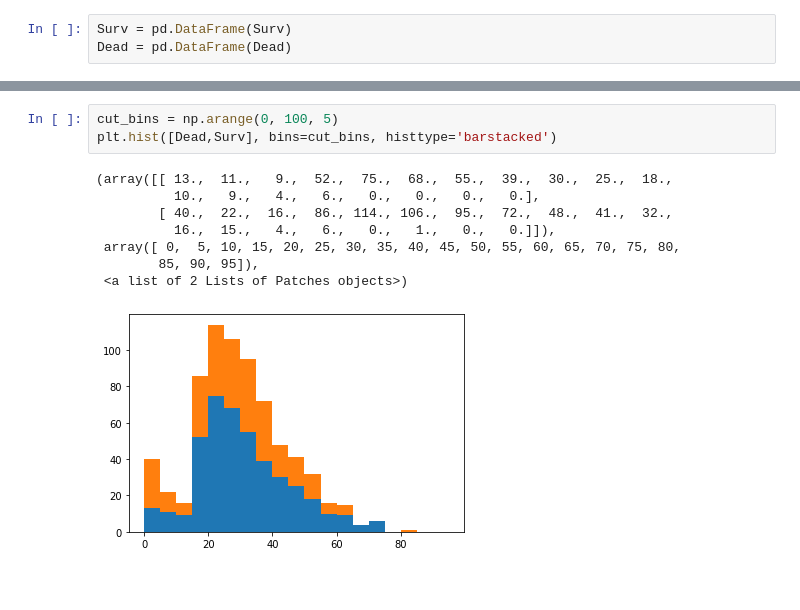
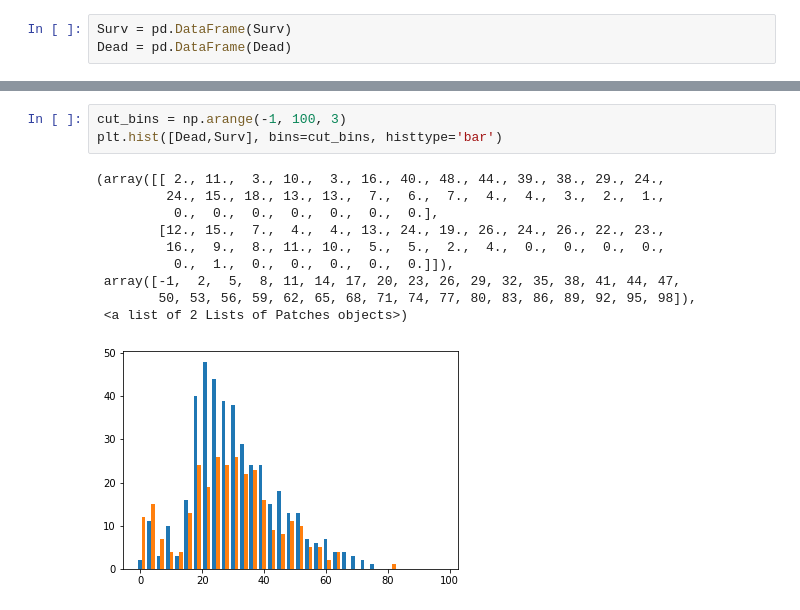
Before and after one commit to BeushevArtem/project, a Jupyter notebook: April25.ipynb, the cells around one changed output, grey strips where cells are left out. Cells and saved outputs as stored; diff of their text form; blank space fills up the shorter version.

```diff
--- a/April25.ipynb
+++ b/April25.ipynb
@@ -54,12 +58,14 @@ Dead = pd.DataFrame(Dead)
 # %%
-cut_bins = np.arange(0, 100, 5)
-plt.hist([Dead,Surv], bins=cut_bins, histtype='barstacked')
+cut_bins = np.arange(-1, 100, 3)
+plt.hist([Dead,Surv], bins=cut_bins, histtype='bar')
 # %% [output]
-(array([[ 13.,  11.,   9.,  52.,  75.,  68.,  55.,  39.,  30.,  25.,  18.,
-          10.,   9.,   4.,   6.,   0.,   0.,   0.,   0.],
-        [ 40.,  22.,  16.,  86., 114., 106.,  95.,  72.,  48.,  41.,  32.,
-          16.,  15.,   4.,   6.,   0.,   1.,   0.,   0.]]),
- array([ 0,  5, 10, 15, 20, 25, 30, 35, 40, 45, 50, 55, 60, 65, 70, 75, 80,
-        85, 90, 95]),
+(array([[ 2., 11.,  3., 10.,  3., 16., 40., 48., 44., 39., 38., 29., 24.,
+         24., 15., 18., 13., 13.,  7.,  6.,  7.,  4.,  4.,  3.,  2.,  1.,
+          0.,  0.,  0.,  0.,  0.,  0.,  0.],
+        [12., 15.,  7.,  4.,  4., 13., 24., 19., 26., 24., 26., 22., 23.,
+         16.,  9.,  8., 11., 10.,  5.,  5.,  2.,  4.,  0.,  0.,  0.,  0.,
+          0.,  1.,  0.,  0.,  0.,  0.,  0.]]),
+ array([-1,  2,  5,  8, 11, 14, 17, 20, 23, 26, 29, 32, 35, 38, 41, 44, 47,
+        50, 53, 56, 59, 62, 65, 68, 71, 74, 77, 80, 83, 86, 89, 92, 95, 98]),
  <a list of 2 Lists of Patches objects>)
-[figure, old version]
+[figure, new version]
```
Also changed, not shown: parts of 1 cell of this notebook.
